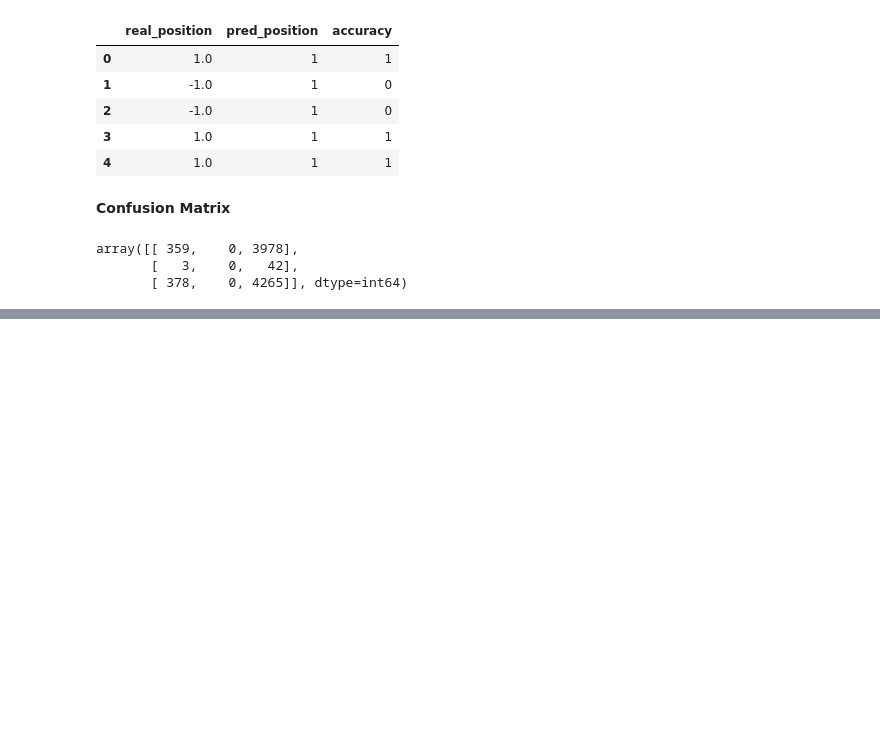
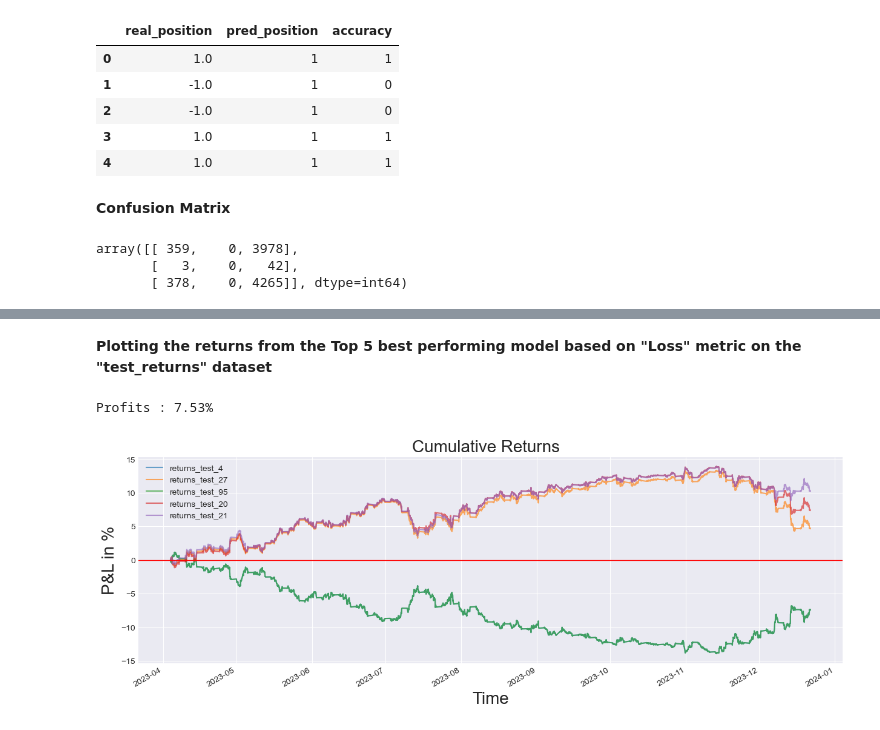
Before and after one commit to YarosInter/Time-Series-LSTM-Neural-Network, a Jupyter notebook: Classifier_LSTM_Neural_Network.ipynb, the cells around one changed output, grey strips where cells are left out. Cells and saved outputs as stored; diff of their text form; code cells hidden in the pictures; blank space fills up the shorter version.

```diff
--- a/Classifier_LSTM_Neural_Network.ipynb
+++ b/Classifier_LSTM_Neural_Network.ipynb
@@ -917,0 +952,7 @@ array([[ 359,    0, 3978],
+# %% [markdown]
+**Plotting the returns from the Top 5 best performing model based on "Loss" metric on the "test_returns" dataset**
+# %%
+display.plot_test_returns(test_returns[["returns_test_4","returns_test_27","returns_test_95","returns_test_20","returns_test_21"]])
+# %% [output]
+Profits : 7.53%
+[figure, added]
```
Also changed, not shown: parts of 13 cells of this notebook.
